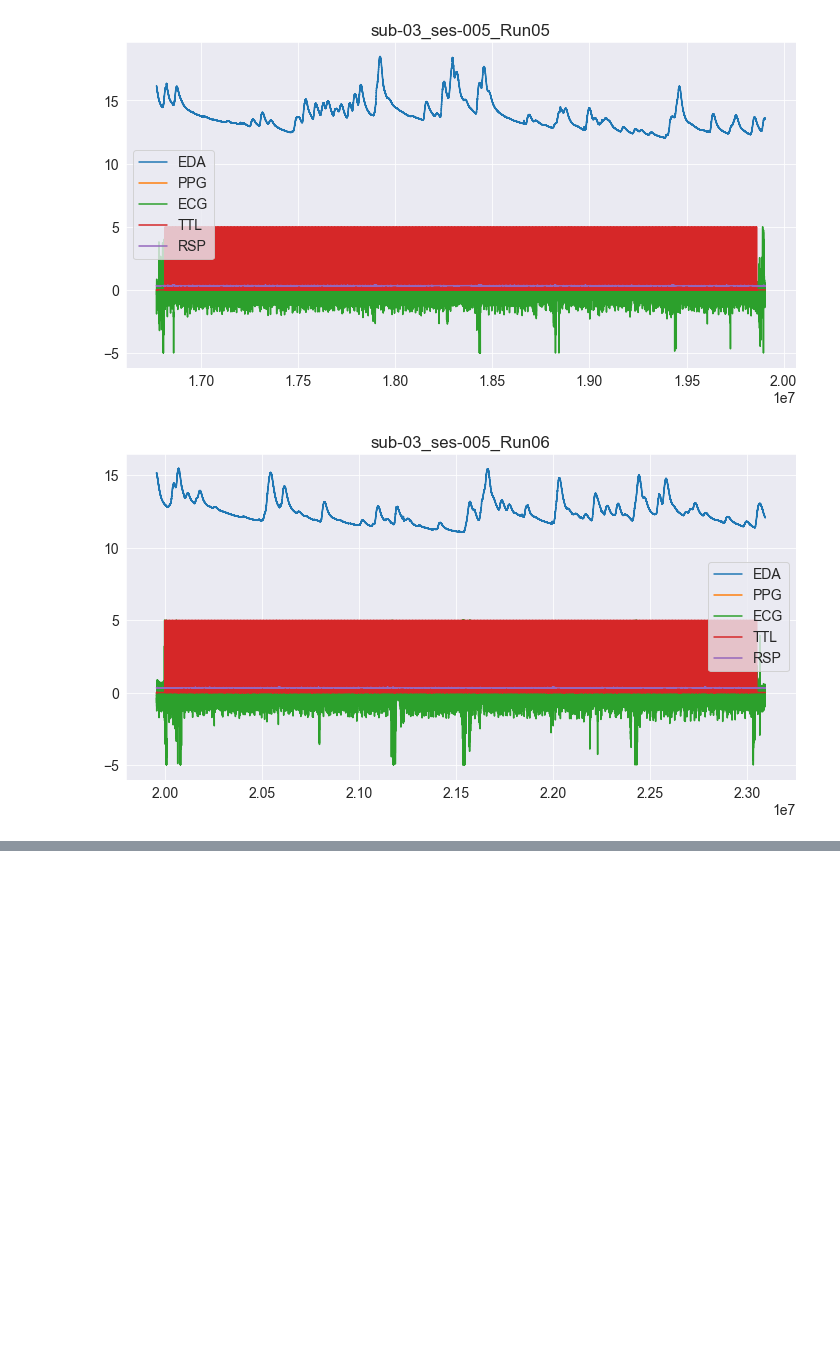
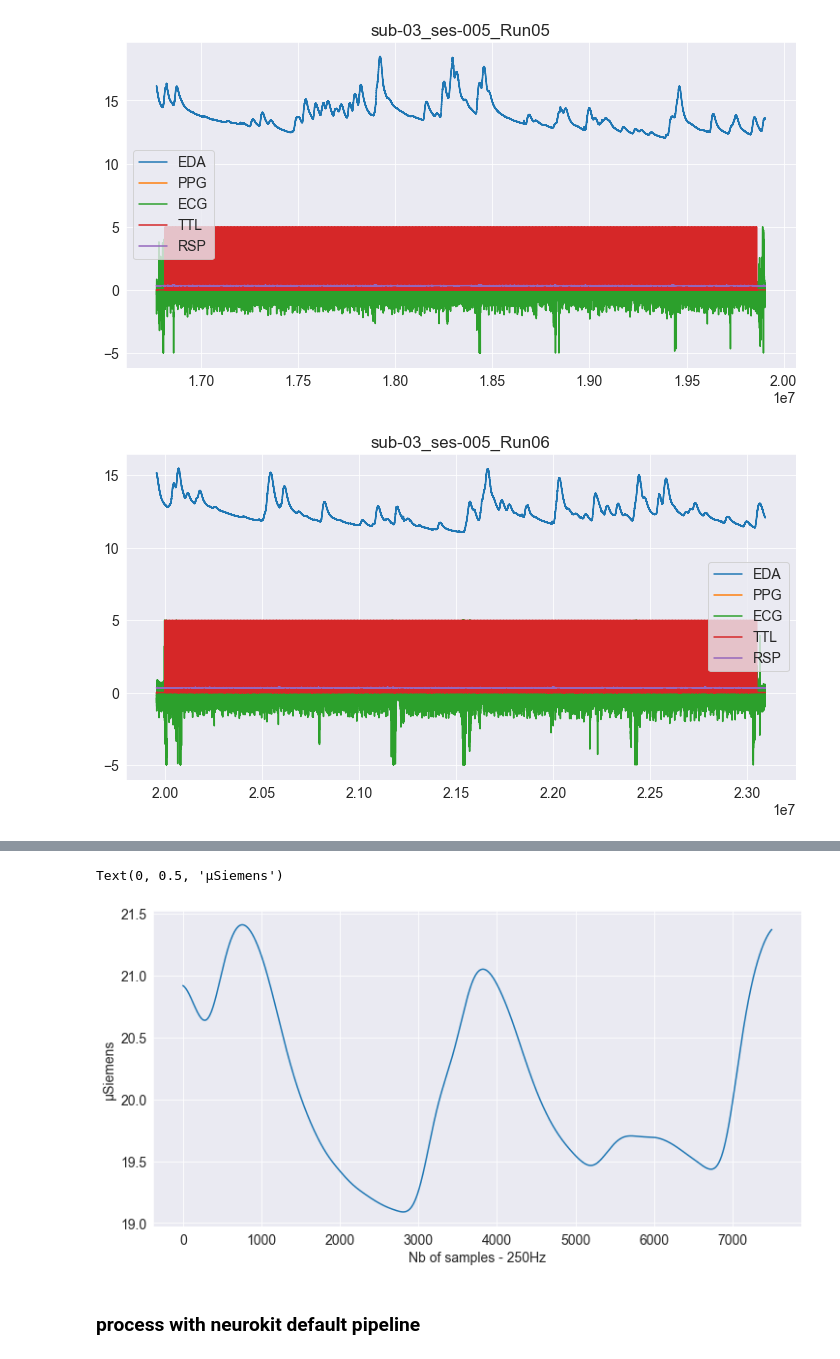
Before and after one commit to courtois-neuromod/ds_prep, a Jupyter notebook: physio/converting_cleaning.ipynb, the cells around one changed output, grey strips where cells are left out. Saved outputs shown, nothing was run; the diff lists cells and outputs as text; code cells hidden in the pictures; blank space fills up the shorter version.

```diff
--- a/physio/converting_cleaning.ipynb
+++ b/physio/converting_cleaning.ipynb
@@ -66,0 +116,11 @@ bio_df
+# %%
+eda_down = nk2.signal_resample(eda_clean, sampling_rate=5000, desired_sampling_rate=250, method='interpolation')
+# %%
+plt.plot(eda_down[:7500])
+plt.xlabel("Nb of samples - 250Hz")
+plt.ylabel("µSiemens")
+# %% [output]
+Text(0, 0.5, 'µSiemens')
+[figure, added]
+# %% [markdown]
+### process with neurokit default pipeline
```
Also changed, not shown: parts of 27 cells of this notebook, 1 other file.
